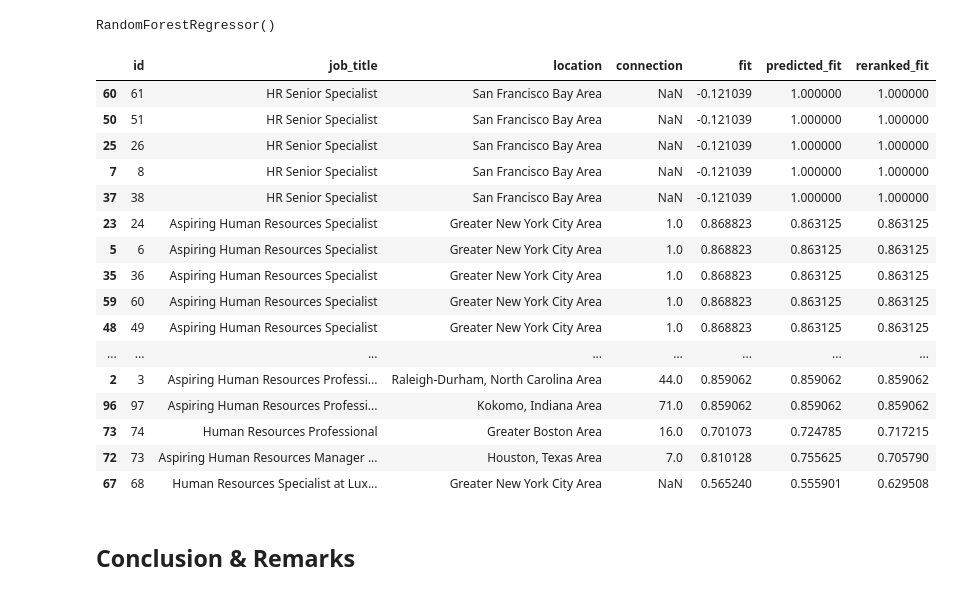
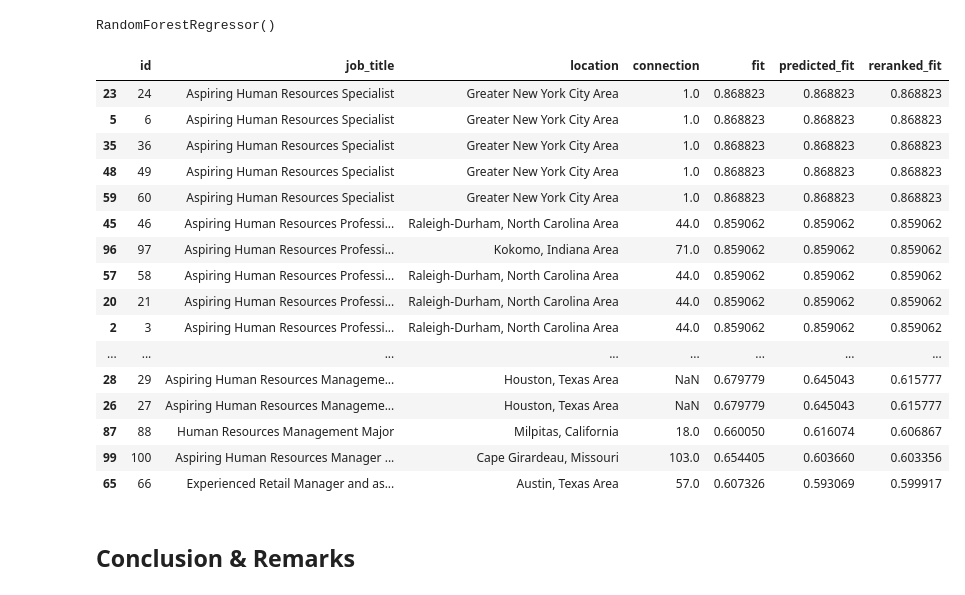
Before and after one commit to JideOkesanjo/JvwzPchMzoFGWGVY, a Jupyter notebook: apziva_project_3.ipynb, the cells around one changed output. Drawn from its saved outputs; the diff is of its cells as text; code cells hidden in the pictures.

```diff
--- a/apziva_project_3.ipynb
+++ b/apziva_project_3.ipynb
@@ -164,2 +140,0 @@ After ranking candidates using the random forest regressor model, it appears tha
-# %%
-df.loc[df['job_title'] == 'HR Senior Specialist', 'predicted_fit'] = 1
@@ -165,0 +144,3 @@ df.loc[df['job_title'] == 'HR Senior Specialist', 'predicted_fit'] = 1
+# %%
+rank_diff = df.loc[df['id'] == 49, 'predicted_fit'].values[0] - df.loc[df['id'] == 72, 'predicted_fit'].values[0]
+rank_diff
@@ -165,0 +149,2 @@ df.loc[df['job_title'] == 'HR Senior Specialist', 'predicted_fit'] = 1
+# %%
+df.loc[df['id'] == 72, 'predicted_fit'] = df.loc[df['id'] == 72, 'predicted_fit'].values[0] + rank_diff
@@ -166,31 +171,30 @@ df.loc[df['job_title'] == 'HR Senior Specialist', 'predicted_fit'] = 1
 # %% [markdown]
 ## Modeling after Reranking
 # %%
-rf1 = RandomForestRegressor(criterion='squared_error')
-rf1.fit(X, df['predicted_fit'])
+rf.fit(X, df['predicted_fit'])
 # %% [output]
 RandomForestRegressor()
 # %%
-df['reranked_fit'] = rf1.predict(X)
+df['reranked_fit'] = rf.predict(X)
 
 df.sort_values(by='reranked_fit', ascending=False).head(20)
 # %% [output]
 |  | id | job_title | location | connection | fit | predicted_fit | reranked_fit |
-| 60 | 61 | HR Senior Specialist | San Francisco Bay Area | NaN | -0.121039 | 1.000000 | 1.000000 |
-| 50 | 51 | HR Senior Specialist | San Francisco Bay Area | NaN | -0.121039 | 1.000000 | 1.000000 |
-| 25 | 26 | HR Senior Specialist | San Francisco Bay Area | NaN | -0.121039 | 1.000000 | 1.000000 |
-| 7 | 8 | HR Senior Specialist | San Francisco Bay Area | NaN | -0.121039 | 1.000000 | 1.000000 |
-| 37 | 38 | HR Senior Specialist | San Francisco Bay Area | NaN | -0.121039 | 1.000000 | 1.000000 |
-| 23 | 24 | Aspiring Human Resources Specialist | Greater New York City Area | 1.0 | 0.868823 | 0.863125 | 0.863125 |
-| 5 | 6 | Aspiring Human Resources Specialist | Greater New York City Area | 1.0 | 0.868823 | 0.863125 | 0.863125 |
-| 35 | 36 | Aspiring Human Resources Specialist | Greater New York City Area | 1.0 | 0.868823 | 0.863125 | 0.863125 |
-| 59 | 60 | Aspiring Human Resources Specialist | Greater New York City Area | 1.0 | 0.868823 | 0.863125 | 0.863125 |
-| 48 | 49 | Aspiring Human Resources Specialist | Greater New York City Area | 1.0 | 0.868823 | 0.863125 | 0.863125 |
+| 23 | 24 | Aspiring Human Resources Specialist | Greater New York City Area | 1.0 | 0.868823 | 0.868823 | 0.868823 |
+| 5 | 6 | Aspiring Human Resources Specialist | Greater New York City Area | 1.0 | 0.868823 | 0.868823 | 0.868823 |
+| 35 | 36 | Aspiring Human Resources Specialist | Greater New York City Area | 1.0 | 0.868823 | 0.868823 | 0.868823 |
+| 48 | 49 | Aspiring Human Resources Specialist | Greater New York City Area | 1.0 | 0.868823 | 0.868823 | 0.868823 |
+| 59 | 60 | Aspiring Human Resources Specialist | Greater New York City Area | 1.0 | 0.868823 | 0.868823 | 0.868823 |
+| 45 | 46 | Aspiring Human Resources Professi... | Raleigh-Durham, North Carolina Area | 44.0 | 0.859062 | 0.859062 | 0.859062 |
+| 96 | 97 | Aspiring Human Resources Professi... | Kokomo, Indiana Area | 71.0 | 0.859062 | 0.859062 | 0.859062 |
+| 57 | 58 | Aspiring Human Resources Professi... | Raleigh-Durham, North Carolina Area | 44.0 | 0.859062 | 0.859062 | 0.859062 |
+| 20 | 21 | Aspiring Human Resources Professi... | Raleigh-Durham, North Carolina Area | 44.0 | 0.859062 | 0.859062 | 0.859062 |
+| 2 | 3 | Aspiring Human Resources Professi... | Raleigh-Durham, North Carolina Area | 44.0 | 0.859062 | 0.859062 | 0.859062 |
 | ... | ... | ... | ... | ... | ... | ... | ... |
-| 2 | 3 | Aspiring Human Resources Professi... | Raleigh-Durham, North Carolina Area | 44.0 | 0.859062 | 0.859062 | 0.859062 |
-| 96 | 97 | Aspiring Human Resources Professi... | Kokomo, Indiana Area | 71.0 | 0.859062 | 0.859062 | 0.859062 |
-| 73 | 74 | Human Resources Professional | Greater Boston Area | 16.0 | 0.701073 | 0.724785 | 0.717215 |
-| 72 | 73 | Aspiring Human Resources Manager ... | Houston, Texas Area | 7.0 | 0.810128 | 0.755625 | 0.705790 |
-| 67 | 68 | Human Resources Specialist at Lux... | Greater New York City Area | NaN | 0.565240 | 0.555901 | 0.629508 |
+| 28 | 29 | Aspiring Human Resources Manageme... | Houston, Texas Area | NaN | 0.679779 | 0.645043 | 0.615777 |
+| 26 | 27 | Aspiring Human Resources Manageme... | Houston, Texas Area | NaN | 0.679779 | 0.645043 | 0.615777 |
+| 87 | 88 | Human Resources Management Major | Milpitas, California | 18.0 | 0.660050 | 0.616074 | 0.606867 |
+| 99 | 100 | Aspiring Human Resources Manager ... | Cape Girardeau, Missouri | 103.0 | 0.654405 | 0.603660 | 0.603356 |
+| 65 | 66 | Experienced Retail Manager and as... | Austin, Texas Area | 57.0 | 0.607326 | 0.593069 | 0.599917 |
 # %% [markdown]
 ## Conclusion & Remarks
```
Also changed, not shown: parts of 9 cells of this notebook.
